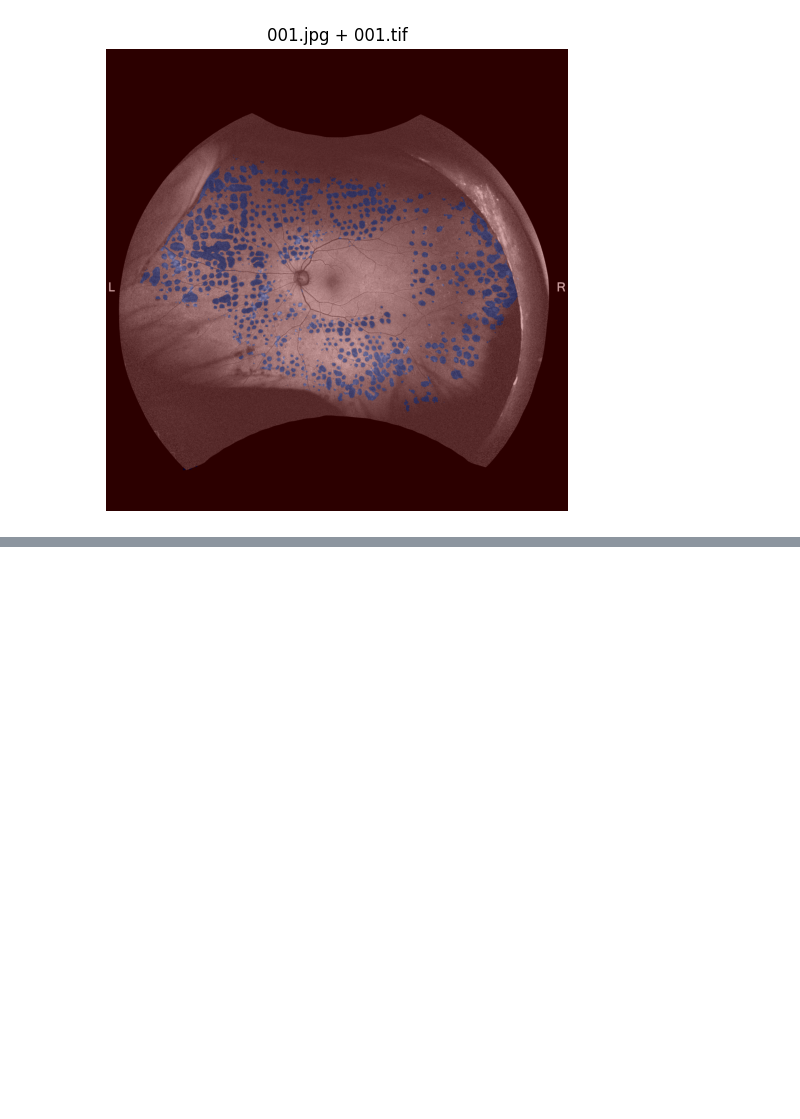
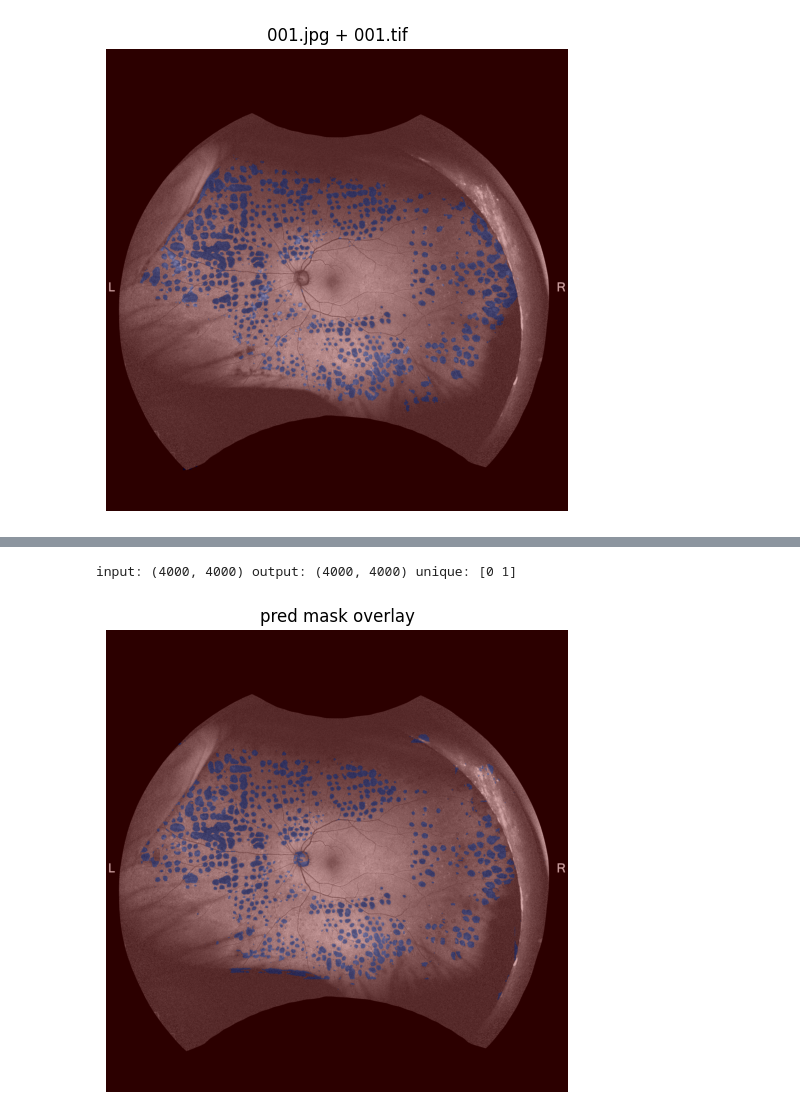
Before and after one commit to otakunoichin/test, a Jupyter notebook: AI網膜.ipynb, the cells around one changed output, grey strips where cells are left out. Saved outputs shown, nothing was run; the diff lists cells and outputs as text; code cells hidden in the pictures; blank space fills up the shorter version.

```diff
--- a/AI網膜.ipynb
+++ b/AI網膜.ipynb
@@ -151,0 +420,50 @@ OSError: [Errno 30] Read-only file system: '/content/drive/MyDrive/ai_dataset/pa
+# %%
+# best model load
+model.load_state_dict(torch.load(BEST_PATH, map_location=device))
+model.eval()
+
+def pad_to_4096_reflect(img_4000):
+    return reflect_pad_to(img_4000, 4096)
+
+def predict_full_mask(img_4000):
+    """
+    img_4000: [H,W] uint8 (理想は4000x4000)
+    return: pred_mask_4000 uint8 (0/1)
+    """
+    h, w = img_4000.shape
+    img_p = pad_to_4096_reflect(img_4000)  # 4096
+    pred_p = np.zeros((4096,4096), dtype=np.uint8)
+
+    with torch.no_grad():
+        for r in range(GRID):
+            for c in range(GRID):
+                y0, y1 = r*PATCH, (r+1)*PATCH
+                x0, x1 = c*PATCH, (c+1)*PATCH
+                patch = img_p[y0:y1, x0:x1]
+
+                x = torch.from_numpy(patch).float().unsqueeze(0).unsqueeze(0) / 255.0
+                x = x.to(device)
+                logits = model(x)
+                prob = torch.sigmoid(logits)[0,0].cpu().numpy()
+                binm = (prob > 0.5).astype(np.uint8)
+                pred_p[y0:y1, x0:x1] = binm
+
+    # crop back to original size (中心cropではなく、reflect_padの中央に元画像がある前提)
+    # reflect_pad_to は上下左右に均等配分で足しているので、同じ計算でcrop位置を出す
+    pad_h = 4096 - h
+    pad_w = 4096 - w
+    top = pad_h // 2
+    left = pad_w // 2
+    pred_4000 = pred_p[top:top+h, left:left+w]
+    return pred_4000
+
+# テスト推論（1枚）
+test_img_path, _ = pairs[0]
+img = read_gray(test_img_path)
+pred = predict_full_mask(img)
+
+print("input:", img.shape, "output:", pred.shape, "unique:", np.unique(pred))
+show_overlay(img, pred, title="pred mask overlay")
+# %% [output]
+input: (4000, 4000) output: (4000, 4000) unique: [0 1]
+[figure, added]
```
Also changed, not shown: parts of 15 cells of this notebook.
